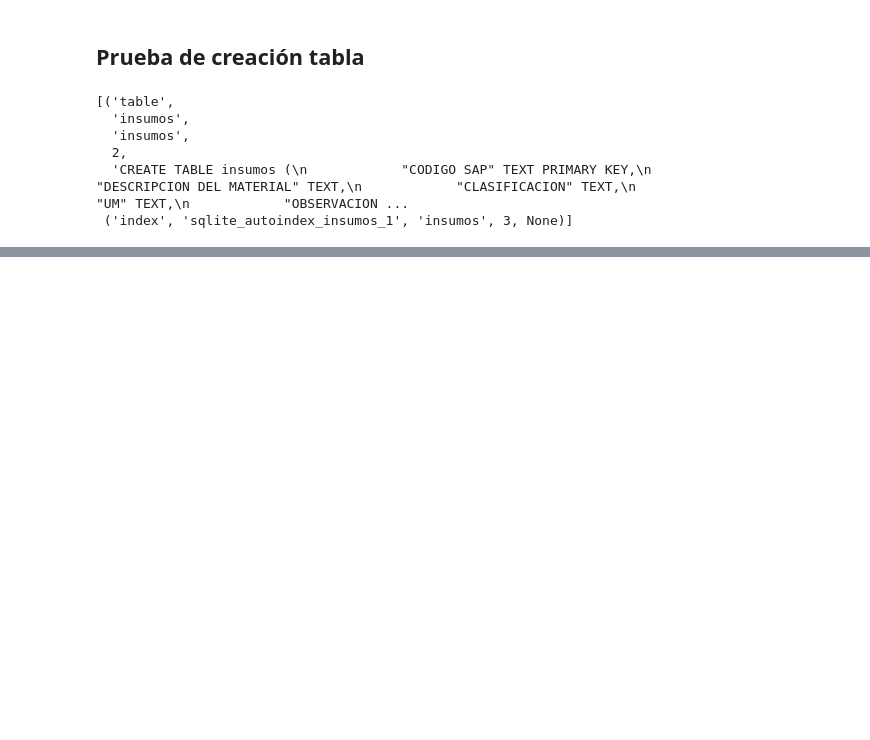
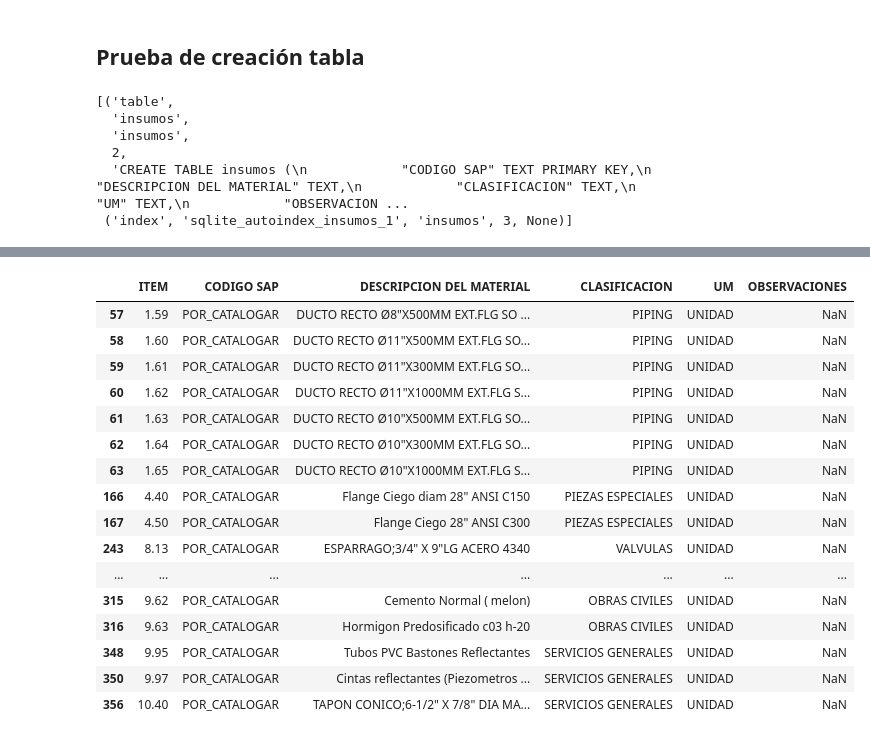
Before and after one commit to farodd/proyecto-inventario, a Jupyter notebook: notebooks/etl_insumos.ipynb, the cells around one changed output, grey strips where cells are left out. Cells and saved outputs as stored; diff of their text form; code cells hidden in the pictures; blank space fills up the shorter version.

```diff
--- a/notebooks/etl_insumos.ipynb
+++ b/notebooks/etl_insumos.ipynb
@@ -319,0 +342,20 @@ tabla_insumos.head()
+# %%
+insumos_limpios[insumos_limpios['CODIGO SAP'].duplicated()]
+# %% [output]
+|  | ITEM | CODIGO SAP | DESCRIPCION DEL MATERIAL | CLASIFICACION | UM | OBSERVACIONES |
+| 57 | 1.59 | POR_CATALOGAR | DUCTO RECTO Ø8"X500MM EXT.FLG SO ... | PIPING | UNIDAD | NaN |
+| 58 | 1.60 | POR_CATALOGAR | DUCTO RECTO Ø11"X500MM EXT.FLG SO... | PIPING | UNIDAD | NaN |
+| 59 | 1.61 | POR_CATALOGAR | DUCTO RECTO Ø11"X300MM EXT.FLG SO... | PIPING | UNIDAD | NaN |
+| 60 | 1.62 | POR_CATALOGAR | DUCTO RECTO Ø11"X1000MM EXT.FLG S... | PIPING | UNIDAD | NaN |
+| 61 | 1.63 | POR_CATALOGAR | DUCTO RECTO Ø10"X500MM EXT.FLG SO... | PIPING | UNIDAD | NaN |
+| 62 | 1.64 | POR_CATALOGAR | DUCTO RECTO Ø10"X300MM EXT.FLG SO... | PIPING | UNIDAD | NaN |
+| 63 | 1.65 | POR_CATALOGAR | DUCTO RECTO Ø10"X1000MM EXT.FLG S... | PIPING | UNIDAD | NaN |
+| 166 | 4.40 | POR_CATALOGAR | Flange Ciego diam 28" ANSI C150 | PIEZAS ESPECIALES | UNIDAD | NaN |
+| 167 | 4.50 | POR_CATALOGAR | Flange Ciego 28" ANSI C300 | PIEZAS ESPECIALES | UNIDAD | NaN |
+| 243 | 8.13 | POR_CATALOGAR | ESPARRAGO;3/4" X 9"LG ACERO 4340 | VALVULAS | UNIDAD | NaN |
+| ... | ... | ... | ... | ... | ... | ... |
+| 315 | 9.62 | POR_CATALOGAR | Cemento Normal ( melon) | OBRAS CIVILES | UNIDAD | NaN |
+| 316 | 9.63 | POR_CATALOGAR | Hormigon Predosificado c03 h-20 | OBRAS CIVILES | UNIDAD | NaN |
+| 348 | 9.95 | POR_CATALOGAR | Tubos PVC Bastones Reflectantes | SERVICIOS GENERALES | UNIDAD | NaN |
+| 350 | 9.97 | POR_CATALOGAR | Cintas reflectantes (Piezometros ... | SERVICIOS GENERALES | UNIDAD | NaN |
+| 356 | 10.40 | POR_CATALOGAR | TAPON CONICO;6-1/2" X 7/8" DIA MA... | SERVICIOS GENERALES | UNIDAD | NaN |
```
Also changed, not shown: parts of 9 cells of this notebook, 1 other file.
